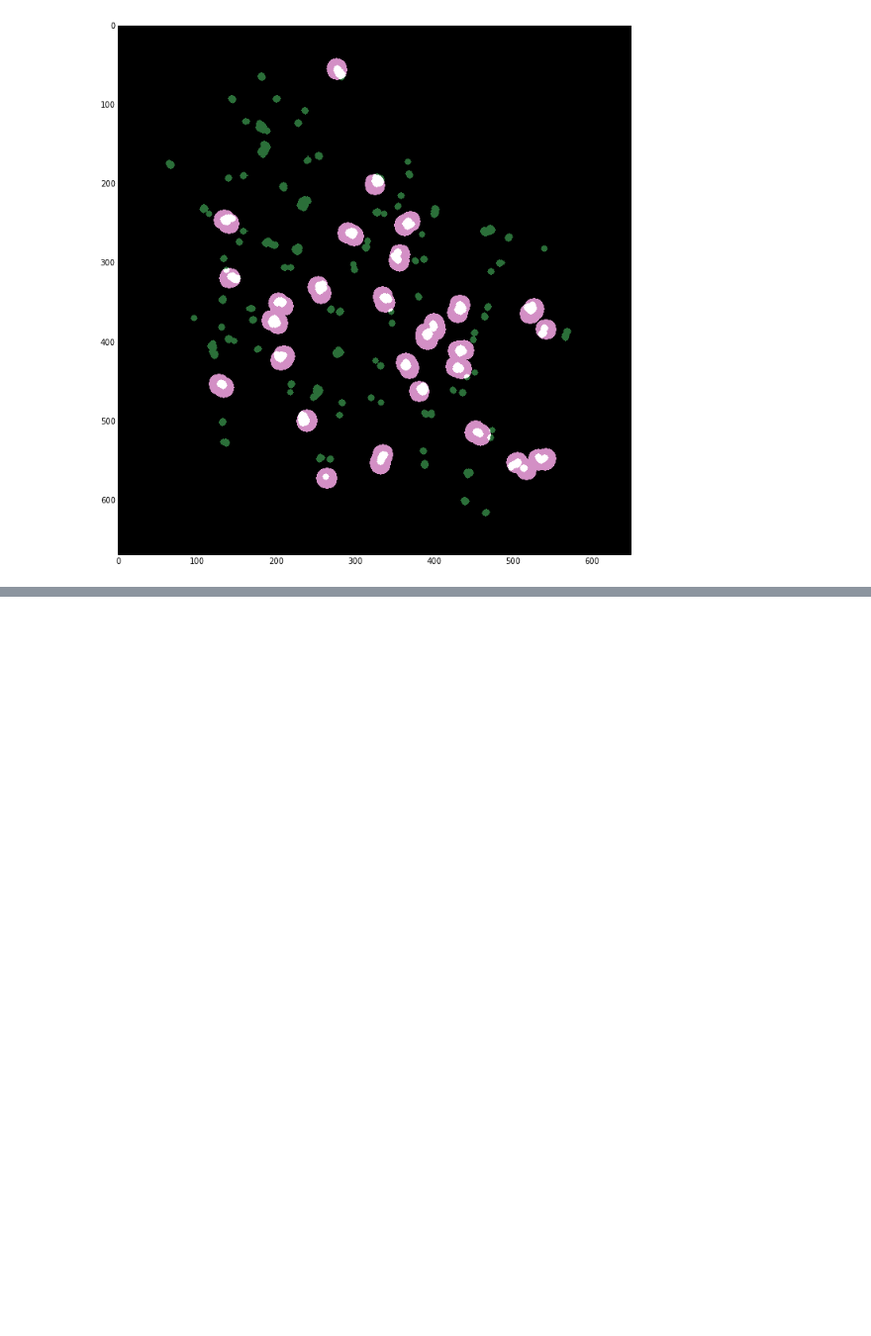
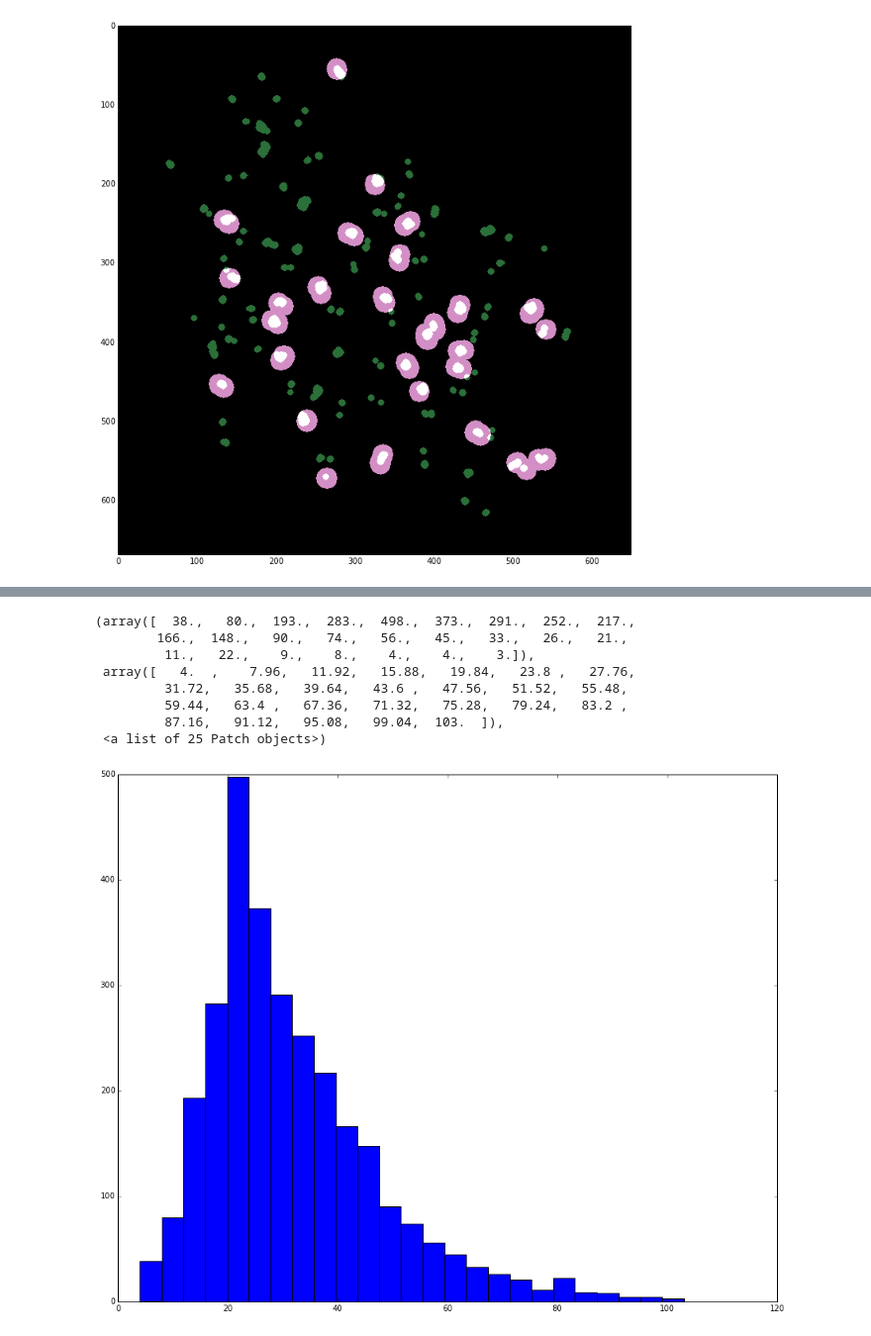
Before and after one commit to jni/notebooks, a Jupyter notebook: Quantifying telomeric protein.ipynb, the cells around one changed output, grey strips where cells are left out. Shown at 99% size. Drawn from its saved outputs; the diff is of its cells as text; code cells hidden in the pictures; blank space fills up the shorter version.

```diff
--- a/Quantifying telomeric protein.ipynb
+++ b/Quantifying telomeric protein.ipynb
@@ -139,0 +144,29 @@ ValueError: operands could not be broadcast together with shapes (669,649,3,4) (
+# %%
+aukbs = [chs[3] for chs in images]
+masks = []
+measurements = []
+for s, aukb, rgb in zip(samples, aukbs, rgbs):
+    v = viewer.ImageViewer(rgb)
+    v += CentroPlugin()
+    overlay = v.show()[0][0]
+    overlay = seg.relabel_sequential(overlay)[0]
+    mask = (overlay == 1)
+    masks.append(mask)
+    aukb_measurement = aukb[mask]
+    measurements.append(aukb_measurement)
+    fout_txt = os.path.join(s, 'measure.txt')
+    np.savetxt(fout_txt, aukb_measurement)
+    fout_im = os.path.join(s, 'mask.png')
+    mh.imsave(fout_im, 64 * overlay.astype(np.uint8))
+# %%
+plt.hist(measurements[4], bins=25)
+# %% [output]
+(array([  38.,   80.,  193.,  283.,  498.,  373.,  291.,  252.,  217.,
+        166.,  148.,   90.,   74.,   56.,   45.,   33.,   26.,   21.,
+         11.,   22.,    9.,    8.,    4.,    4.,    3.]),
+ array([   4.  ,    7.96,   11.92,   15.88,   19.84,   23.8 ,   27.76,
+         31.72,   35.68,   39.64,   43.6 ,   47.56,   51.52,   55.48,
+         59.44,   63.4 ,   67.36,   71.32,   75.28,   79.24,   83.2 ,
+         87.16,   91.12,   95.08,   99.04,  103.  ]),
+ <a list of 25 Patch objects>)
+[figure, added]
```
Also changed, not shown: parts of 5 cells of this notebook.
